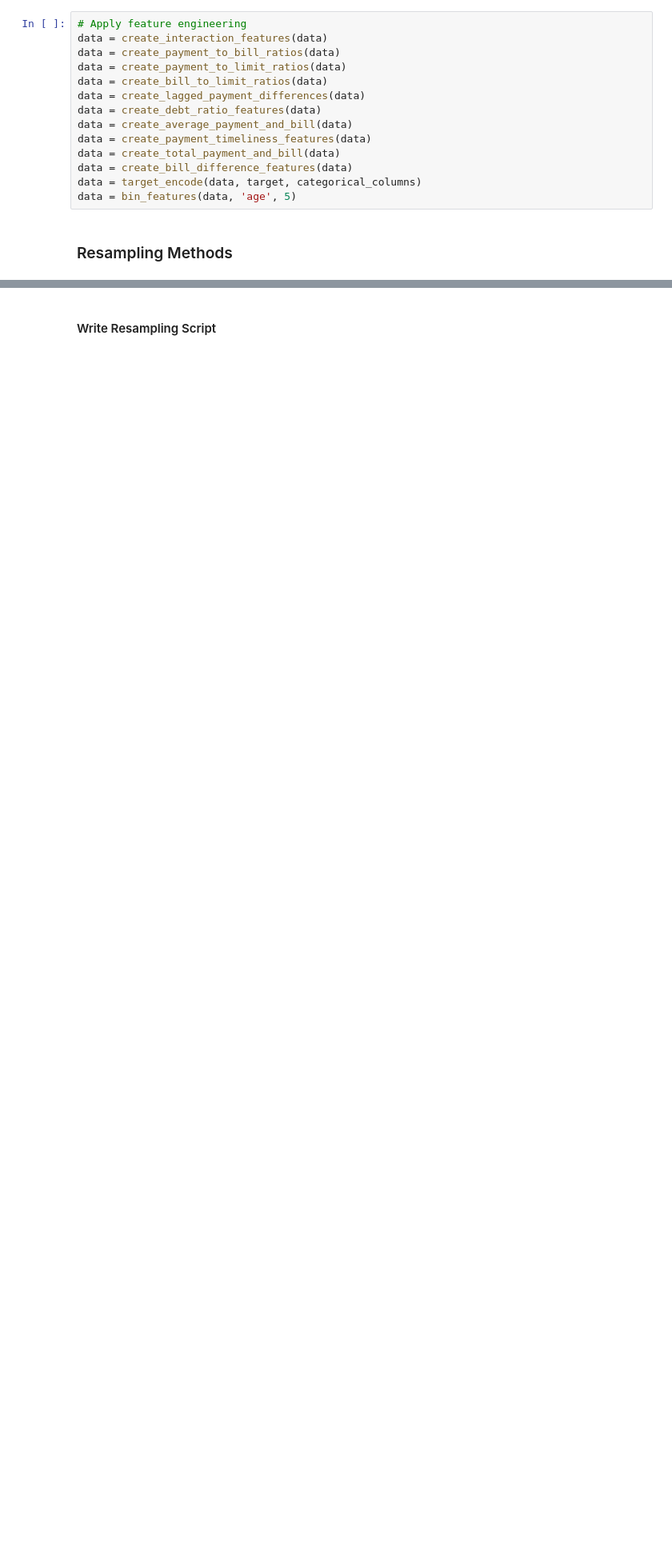
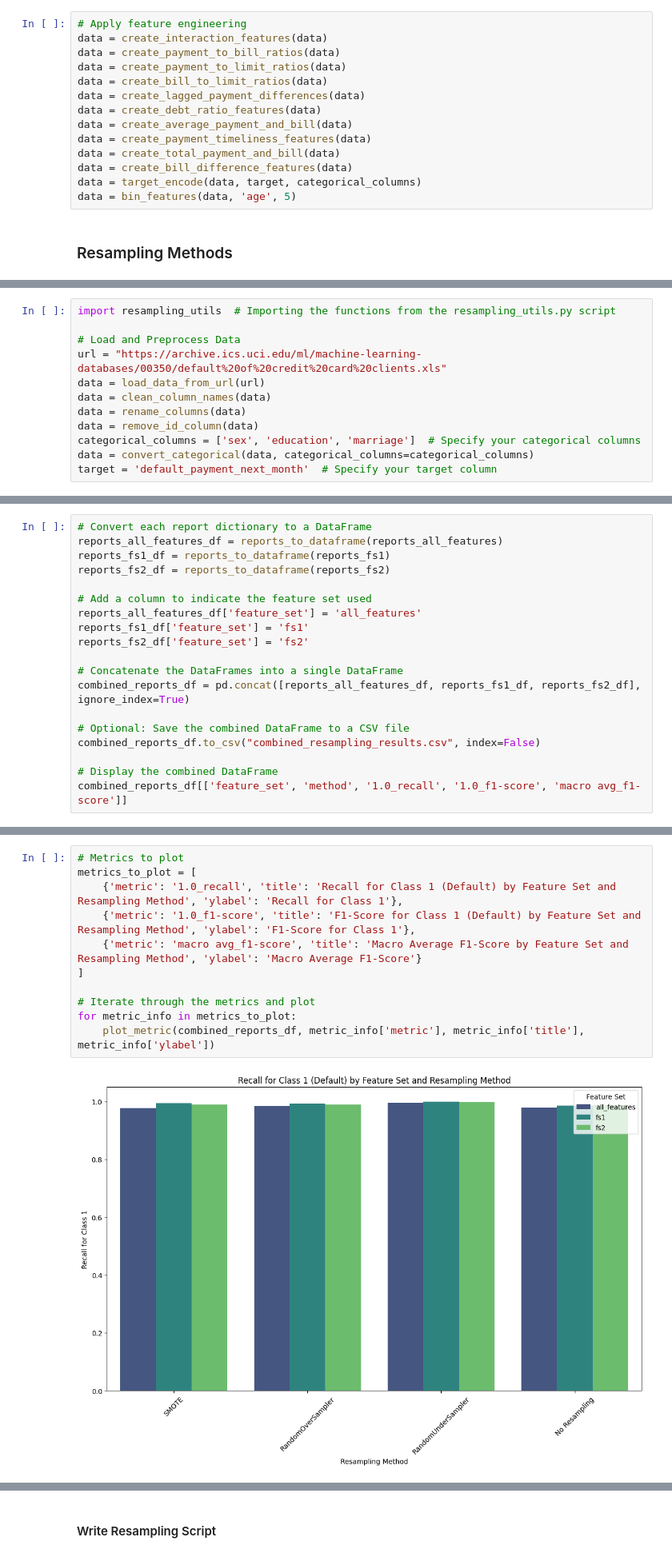
Before and after one commit to micah-shull/Machine_Learning_Pipelines, a Jupyter notebook: pipelines_07_pytorch_pipeline_07_feature_engineering_resampling.ipynb, the cells around one changed output, grey strips where cells are left out. Shown at 80% size. Cells and saved outputs as stored; diff of their text form; blank space fills up the shorter version.

Commit message:
Create sets of features and resample. Create table and visualizations to compare performance. Analyze results and determine next steps

```diff
--- a/pipelines_07_pytorch_pipeline_07_feature_engineering_resampling.ipynb
+++ b/pipelines_07_pytorch_pipeline_07_feature_engineering_resampling.ipynb
@@ -138,0 +151,12 @@ reports_df.to_csv("resampling_results.csv", index=False)
+# %%
+import resampling_utils  # Importing the functions from the resampling_utils.py script
+
+# Load and Preprocess Data
+url = "https://archive.ics.uci.edu/ml/machine-learning-databases/00350/default%20of%20credit%20card%20clients.xls"
+data = load_data_from_url(url)
+data = clean_column_names(data)
+data = rename_columns(data)
+data = remove_id_column(data)
+categorical_columns = ['sex', 'education', 'marriage']  # Specify your categorical columns
+data = convert_categorical(data, categorical_columns=categorical_columns)
+target = 'default_payment_next_month'  # Specify your target column
@@ -138,0 +199,19 @@ reports_df.to_csv("resampling_results.csv", index=False)
+# %%
+# Convert each report dictionary to a DataFrame
+reports_all_features_df = reports_to_dataframe(reports_all_features)
+reports_fs1_df = reports_to_dataframe(reports_fs1)
+reports_fs2_df = reports_to_dataframe(reports_fs2)
+
+# Add a column to indicate the feature set used
+reports_all_features_df['feature_set'] = 'all_features'
+reports_fs1_df['feature_set'] = 'fs1'
+reports_fs2_df['feature_set'] = 'fs2'
+
+# Concatenate the DataFrames into a single DataFrame
+combined_reports_df = pd.concat([reports_all_features_df, reports_fs1_df, reports_fs2_df], ignore_index=True)
+
+# Optional: Save the combined DataFrame to a CSV file
+combined_reports_df.to_csv("combined_resampling_results.csv", index=False)
+
+# Display the combined DataFrame
+combined_reports_df[['feature_set', 'method', '1.0_recall', '1.0_f1-score', 'macro avg_f1-score']]
@@ -138,0 +232,13 @@ reports_df.to_csv("resampling_results.csv", index=False)
+# %%
+# Metrics to plot
+metrics_to_plot = [
+    {'metric': '1.0_recall', 'title': 'Recall for Class 1 (Default) by Feature Set and Resampling Method', 'ylabel': 'Recall for Class 1'},
+    {'metric': '1.0_f1-score', 'title': 'F1-Score for Class 1 (Default) by Feature Set and Resampling Method', 'ylabel': 'F1-Score for Class 1'},
+    {'metric': 'macro avg_f1-score', 'title': 'Macro Average F1-Score by Feature Set and Resampling Method', 'ylabel': 'Macro Average F1-Score'}
+]
+
+# Iterate through the metrics and plot
+for metric_info in metrics_to_plot:
+    plot_metric(combined_reports_df, metric_info['metric'], metric_info['title'], metric_info['ylabel'])
+# %% [output]
+[figure, added]
```
Also changed, not shown: parts of 21 cells of this notebook.
